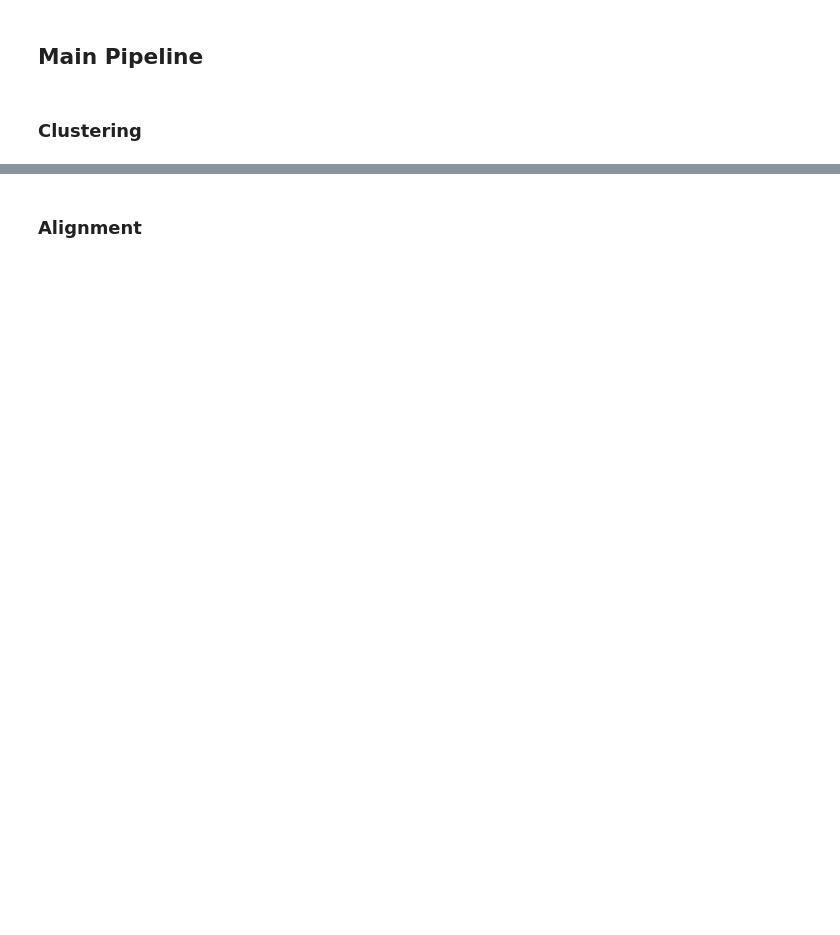
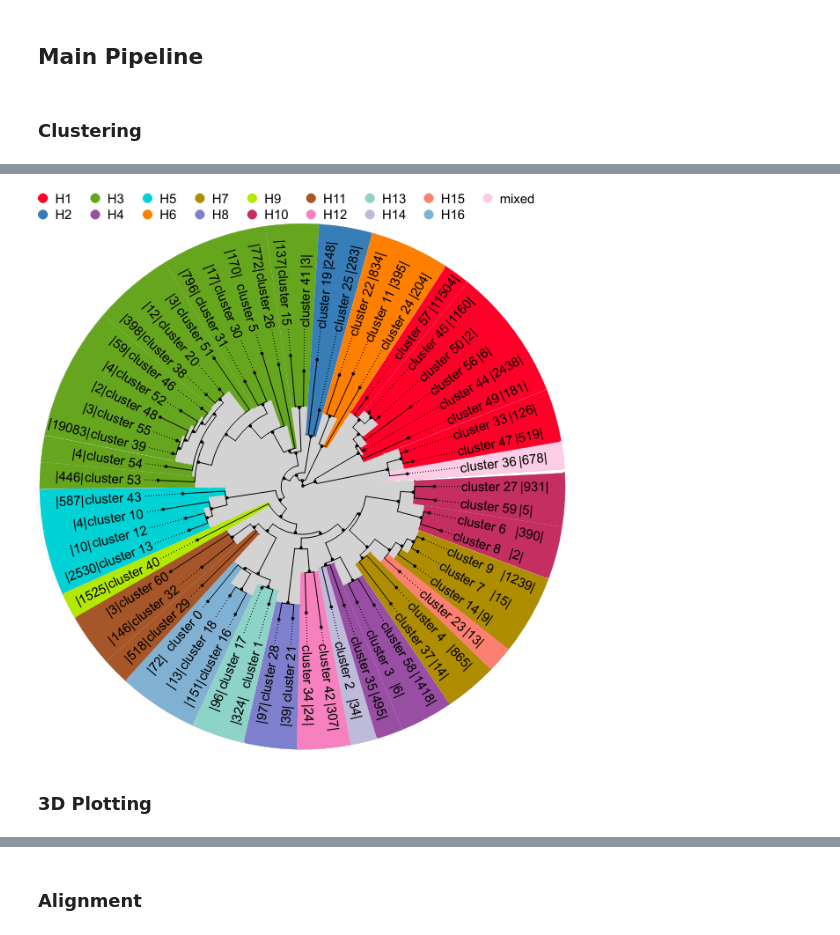
Before and after one commit to ahenoch/FluClust, a Jupyter notebook: Clusterer.ipynb, the cells around one changed output, grey strips where cells are left out. Drawn from its saved outputs; the diff is of its cells as text; code cells hidden in the pictures; blank space fills up the shorter version.

```diff
--- a/Clusterer.ipynb
+++ b/Clusterer.ipynb
@@ -622,0 +549,23 @@ fig_widget
+# %%
+if change:
+    for key in change.keys():
+        for col in change[key].keys():
+            treequery[col] = treequery[key].apply(lambda x: re.search(change[key][col], x).group(0) if re.search(change[key][col], x) else '').tolist()
+if fill:
+    treequery[feature] = treequery.groupby(by = ['cluster'])[feature].apply(lambda x : fillGaps(x))
+# %%
+treequery.replace('', 'na', inplace = True)
+treequery.replace(np.nan, 'na', inplace = True)
+# %%
+tree, ts, dictcolor = getlocalTree(framelocal, treequery, feature = feature, rownumber = rownumber, prune = prune, treshold = treshold, listcolor = listcolor)
+#_ = tree.render(file_name = 'clustertree_degue_220106.pdf', tree_style = ts, w = 500)
+_ = tree.render(file_name = 'clustertree_influenza_segment_4_220107.pdf', tree_style = ts, w = 500)
+# %%
+ts.scale_length = 0.25
+ts.show_scale = False
+# %%
+tree.render(file_name = '%%inline', tree_style = ts, w = 600)
+# %% [output]
+[figure, added]
+# %% [markdown]
+### 3D Plotting
```
Also changed, not shown: parts of 57 cells of this notebook, 2 other files.
